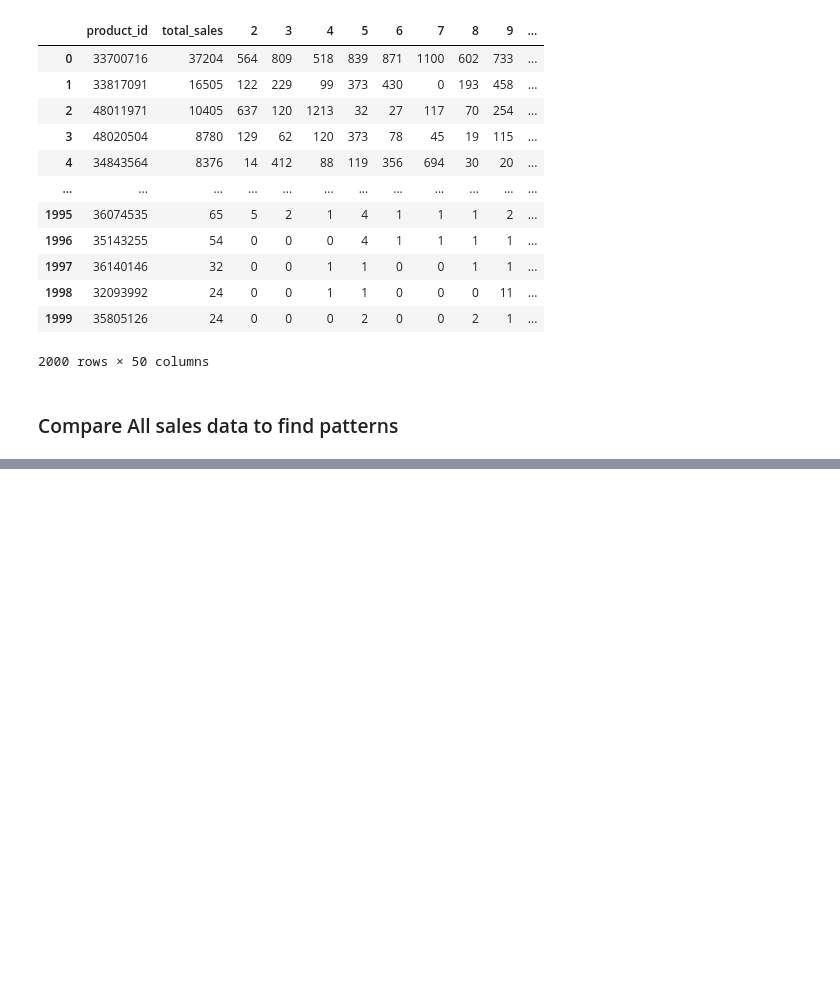
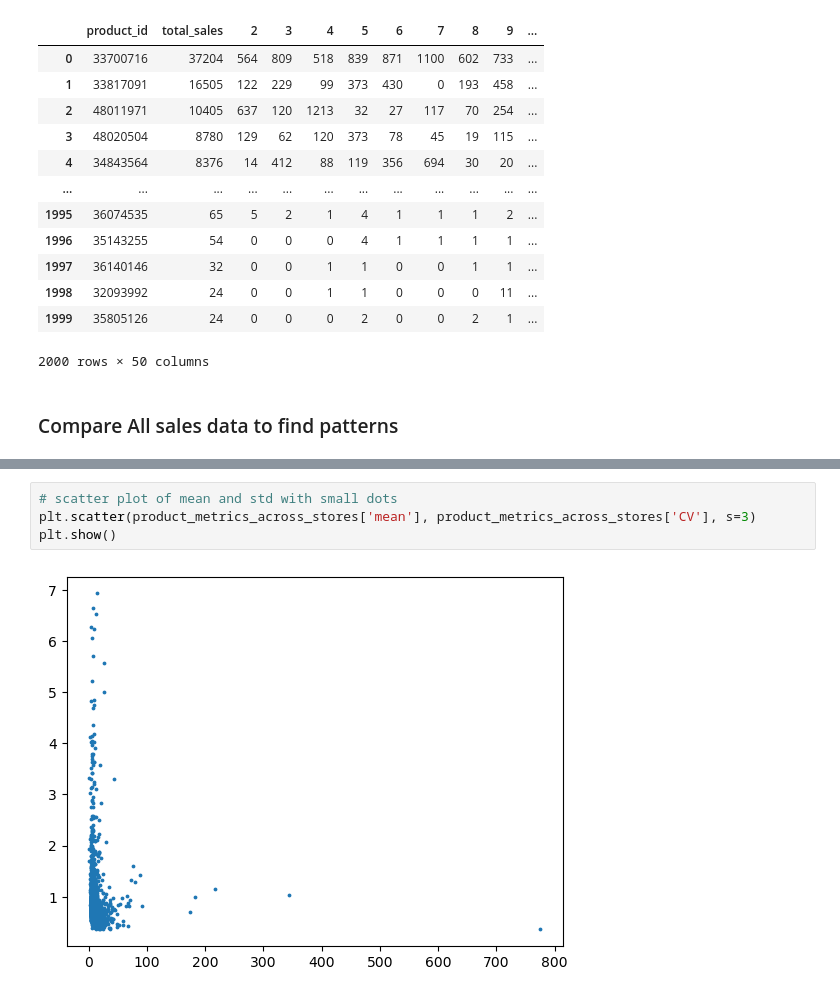
Before and after one commit to khalilvandian/Marketing-Analysis-unimib, a Jupyter notebook: EDA_BasicDatasetProperties.ipynb, the cells around one changed output, grey strips where cells are left out. Saved outputs shown, nothing was run; the diff lists cells and outputs as text; blank space fills up the shorter version.

```diff
--- a/EDA_BasicDatasetProperties.ipynb
+++ b/EDA_BasicDatasetProperties.ipynb
@@ -526,0 +679,6 @@ product_sales_aggregation
+# %%
+# scatter plot of mean and std with small dots
+plt.scatter(product_metrics_across_stores['mean'], product_metrics_across_stores['CV'], s=3)
+plt.show()
+# %% [output]
+[figure, added]
```
Also changed, not shown: parts of 26 cells of this notebook.
